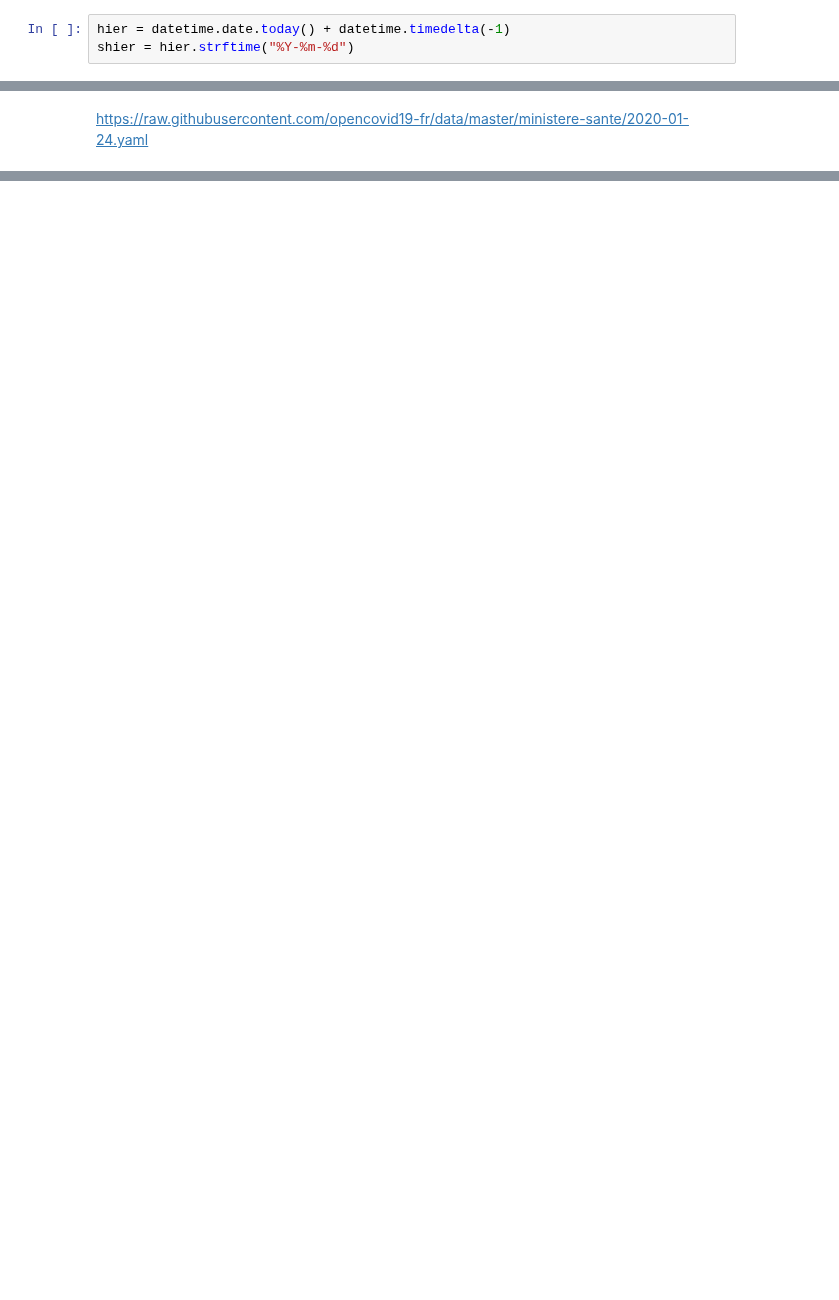
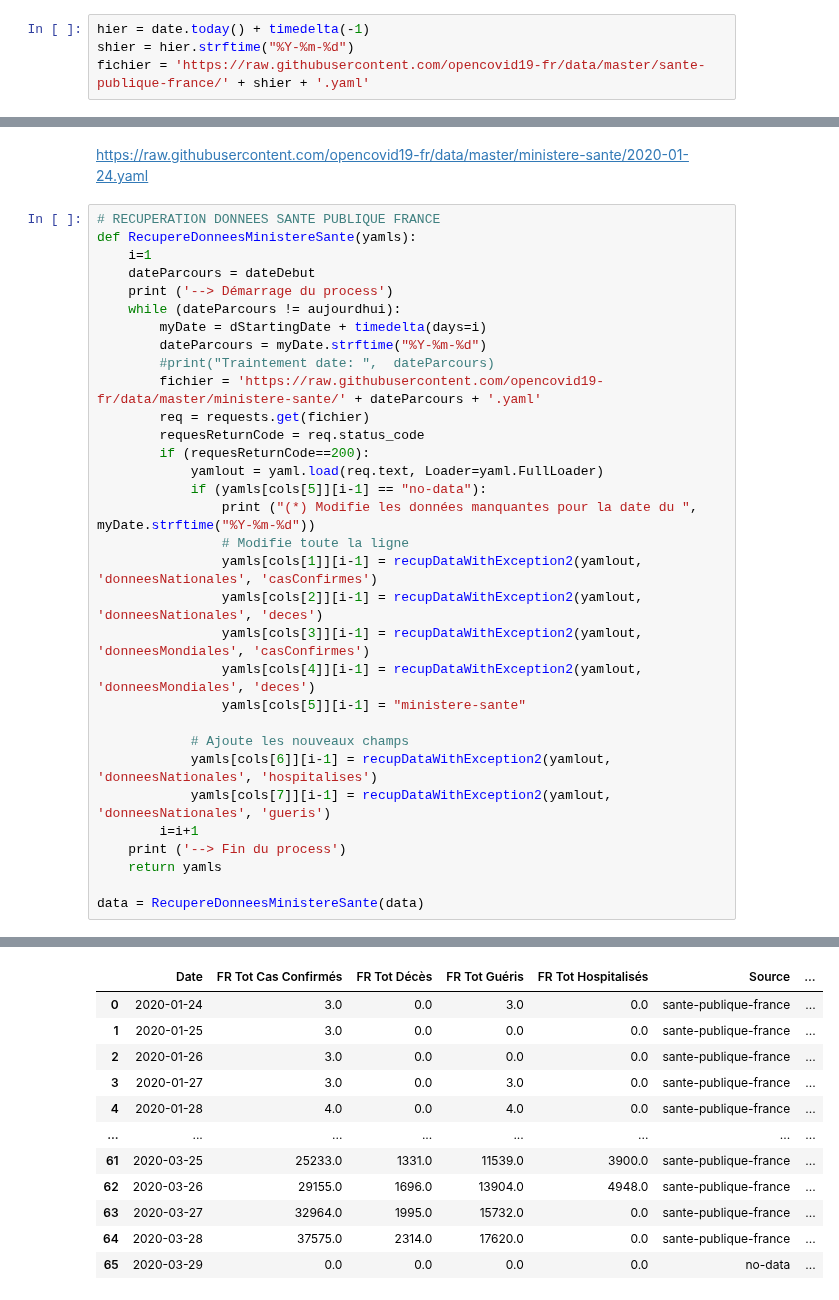
Before and after one commit to valparaizo/python_tutos, a Jupyter notebook: covid19/covid-19_1.ipynb, the cells around one changed output, grey strips where cells are left out. Cells and saved outputs as stored; diff of their text form; blank space fills up the shorter version.

Commit message:
ajout programme complet

```diff
--- a/covid19/covid-19_1.ipynb
+++ b/covid19/covid-19_1.ipynb
@@ -50,5 +50,6 @@ if (r.status_code==200):
 # %% [output]
 {'date': datetime.date(2020, 3, 24), 'source': {'nom': 'Santé publique France', 'url': 'https://www.santepubliquefrance.fr/maladies-et-traumatismes/maladies-et-infections-respiratoires/infection-a-cor ...
 # %%
-hier = datetime.date.today() + datetime.timedelta(-1)
+hier = date.today() + timedelta(-1)
 shier = hier.strftime("%Y-%m-%d")
+fichier = 'https://raw.githubusercontent.com/opencovid19-fr/data/master/sante-publique-france/' + shier + '.yaml'
@@ -229,2 +226,35 @@ yamls.to_csv("datafr.csv", index=False)
 # %% [markdown]
 https://raw.githubusercontent.com/opencovid19-fr/data/master/ministere-sante/2020-01-24.yaml
+# %%
+# RECUPERATION DONNEES SANTE PUBLIQUE FRANCE
+def RecupereDonneesMinistereSante(yamls):
+    i=1
+    dateParcours = dateDebut
+    print ('--> Démarrage du process')
+    while (dateParcours != aujourdhui):
+        myDate = dStartingDate + timedelta(days=i)
+        dateParcours = myDate.strftime("%Y-%m-%d")
+        #print("Traintement date: ",  dateParcours)
+        fichier = 'https://raw.githubusercontent.com/opencovid19-fr/data/master/ministere-sante/' + dateParcours + '.yaml'
+        req = requests.get(fichier)
+        requesReturnCode = req.status_code
+        if (requesReturnCode==200):
+            yamlout = yaml.load(req.text, Loader=yaml.FullLoader)
+            if (yamls[cols[5]][i-1] == "no-data"):
+                print ("(*) Modifie les données manquantes pour la date du ", myDate.strftime("%Y-%m-%d"))
+                # Modifie toute la ligne
+                yamls[cols[1]][i-1] = recupDataWithException2(yamlout, 'donneesNationales', 'casConfirmes')
+                yamls[cols[2]][i-1] = recupDataWithException2(yamlout, 'donneesNationales', 'deces')
+                yamls[cols[3]][i-1] = recupDataWithException2(yamlout, 'donneesMondiales', 'casConfirmes')
+                yamls[cols[4]][i-1] = recupDataWithException2(yamlout, 'donneesMondiales', 'deces')
+                yamls[cols[5]][i-1] = "ministere-sante"
+
+            # Ajoute les nouveaux champs
+            yamls[cols[6]][i-1] = recupDataWithException2(yamlout, 'donneesNationales', 'hospitalises')
+            yamls[cols[7]][i-1] = recupDataWithException2(yamlout, 'donneesNationales', 'gueris')
+        i=i+1
+    print ('--> Fin du process')
+    return yamls
+
+data = RecupereDonneesMinistereSante(data)
+# %% [output]
@@ -230,0 +296,12 @@ https://raw.githubusercontent.com/opencovid19-fr/data/master/ministere-sante/202
+|  | Date | FR Tot Cas Confirmés | FR Tot Décès | FR Tot Guéris | FR Tot Hospitalisés | Source | ... |
+| 0 | 2020-01-24 | 3.0 | 0.0 | 3.0 | 0.0 | sante-publique-france | ... |
+| 1 | 2020-01-25 | 3.0 | 0.0 | 0.0 | 0.0 | sante-publique-france | ... |
+| 2 | 2020-01-26 | 3.0 | 0.0 | 0.0 | 0.0 | sante-publique-france | ... |
+| 3 | 2020-01-27 | 3.0 | 0.0 | 3.0 | 0.0 | sante-publique-france | ... |
+| 4 | 2020-01-28 | 4.0 | 0.0 | 4.0 | 0.0 | sante-publique-france | ... |
+| ... | ... | ... | ... | ... | ... | ... | ... |
+| 61 | 2020-03-25 | 25233.0 | 1331.0 | 11539.0 | 3900.0 | sante-publique-france | ... |
+| 62 | 2020-03-26 | 29155.0 | 1696.0 | 13904.0 | 4948.0 | sante-publique-france | ... |
+| 63 | 2020-03-27 | 32964.0 | 1995.0 | 15732.0 | 0.0 | sante-publique-france | ... |
+| 64 | 2020-03-28 | 37575.0 | 2314.0 | 17620.0 | 0.0 | sante-publique-france | ... |
+| 65 | 2020-03-29 | 0.0 | 0.0 | 0.0 | 0.0 | no-data | ... |
```
Also changed, not shown: parts of 16 cells of this notebook, 2 other files.
